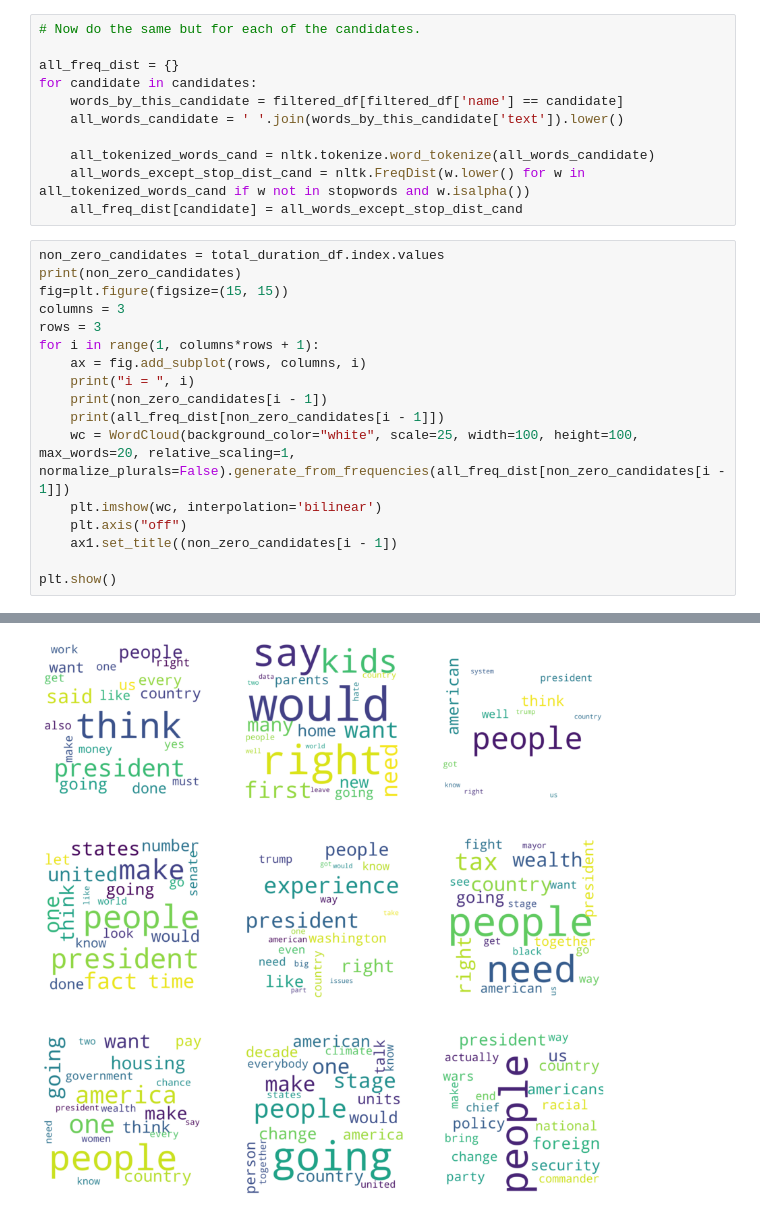
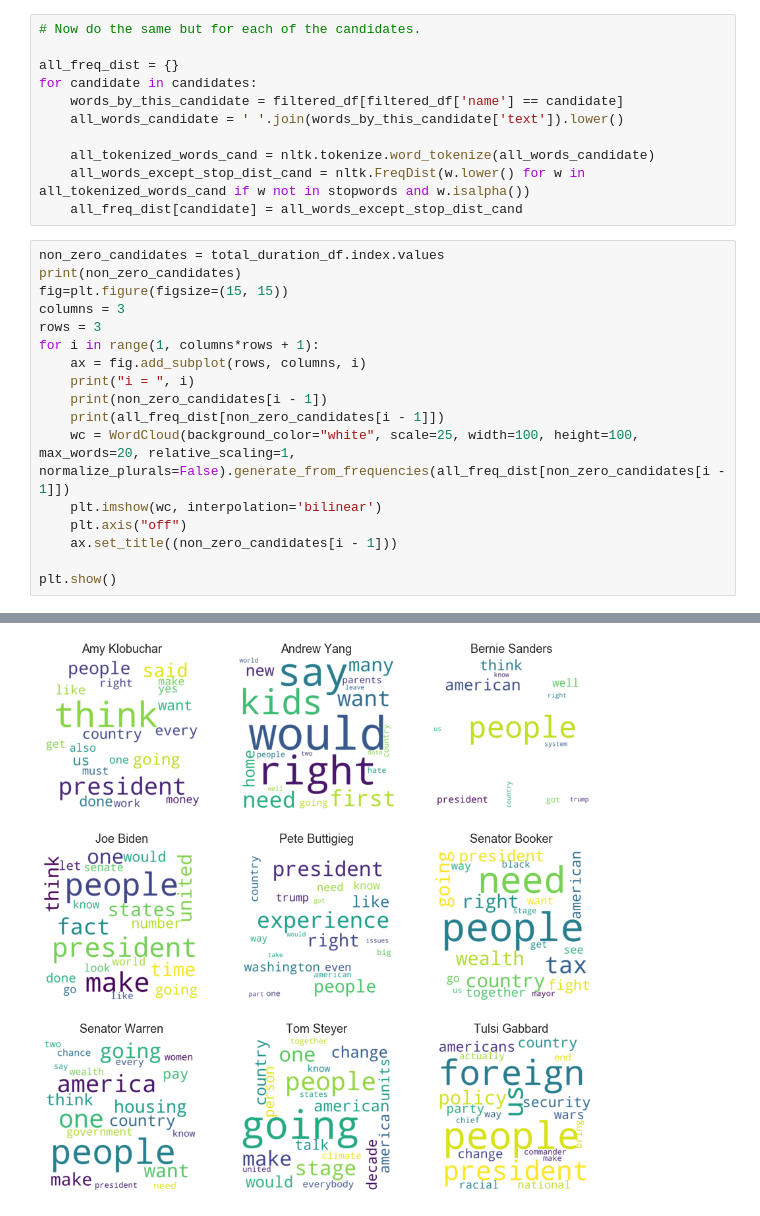
Before and after one commit to MichiganDataScienceTeam/W20-Debate-Bingo, a Jupyter notebook: notebooks/exploratory-aashish.ipynb, the cells around one changed output, grey strips where cells are left out. Saved outputs shown, nothing was run; the diff lists cells and outputs as text.

```diff
--- a/notebooks/exploratory-aashish.ipynb
+++ b/notebooks/exploratory-aashish.ipynb
@@ -156,32 +150,32 @@ fig=plt.figure(figsize=(15, 15))
 columns = 3
 rows = 3
 for i in range(1, columns*rows + 1):
     ax = fig.add_subplot(rows, columns, i)
     print("i = ", i)
     print(non_zero_candidates[i - 1])
     print(all_freq_dist[non_zero_candidates[i - 1]])
     wc = WordCloud(background_color="white", scale=25, width=100, height=100, max_words=20, relative_scaling=1, normalize_plurals=False).generate_from_frequencies(all_freq_dist[non_zero_candidates[i - 1]])
     plt.imshow(wc, interpolation='bilinear')
     plt.axis("off")
-    ax1.set_title((non_zero_candidates[i - 1])
+    ax.set_title((non_zero_candidates[i - 1]))
 
 plt.show()
 # %% [output]
 ['Amy Klobuchar' 'Andrew Yang' 'Bernie Sanders' 'Joe Biden'
  'Pete Buttigieg' 'Senator Booker' 'Senator Warren' 'Tom Steyer'
  'Tulsi Gabbard']
 i =  1
 Amy Klobuchar
 <FreqDist with 463 samples and 829 outcomes>
 i =  2
 Andrew Yang
 <FreqDist with 357 samples and 554 outcomes>
 i =  3
 Bernie Sanders
 <FreqDist with 455 samples and 787 outcomes>
 ... (14 lines left out)
 <FreqDist with 339 samples and 663 outcomes>
 i =  9
 Tulsi Gabbard
 <FreqDist with 434 samples and 740 outcomes>
-[figure, old version]
+[figure, new version]
```
Also changed, not shown: parts of 5 cells of this notebook.
